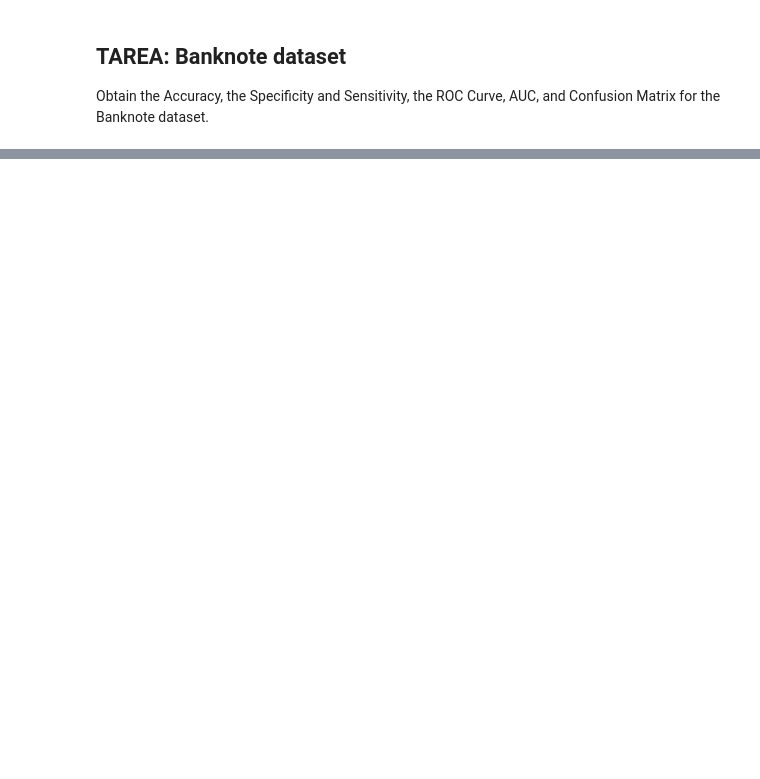
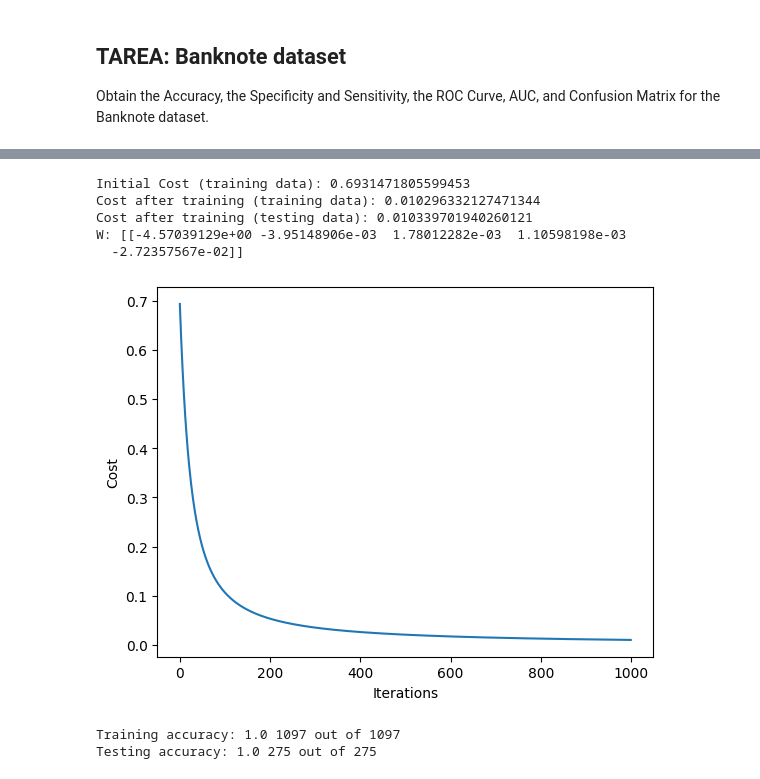
Before and after one commit to HappyFacell/Aprendizaje_maquina, a Jupyter notebook: M4_2_3 LoR_ROC_ConfusionMatrix-Diego_Ferreira_Lee.ipynb, the cells around one changed output, grey strips where cells are left out. Saved outputs shown, nothing was run; the diff lists cells and outputs as text; code cells hidden in the pictures; blank space fills up the shorter version.

```diff
--- a/M4_2_3 LoR_ROC_ConfusionMatrix-Diego_Ferreira_Lee.ipynb
+++ b/M4_2_3 LoR_ROC_ConfusionMatrix-Diego_Ferreira_Lee.ipynb
@@ -443,0 +528,74 @@ Obtain the Accuracy, the Specificity and Sensitivity, the ROC Curve, AUC, and Co
+# %%
+# 3.4 Gradient Descent function
+def gd(x, y, w, alpha = 0.001, its = 1000):
+    it = 0
+    costo = 0
+    J = {}
+    while it < its:
+        # Gradient
+        gradiente = grad(x, y, w)
+
+        #Cost function
+        costo = cost(x, y, w)
+
+        #Updating w
+        w = w - alpha * gradiente.T
+
+        #Storing cost
+        J[it] = costo
+
+        it += 1
+
+    return w, J
+# %%
+# Test the gradient descent
+alpha = 0.1
+its = 1000
+
+m, n = np.shape(x)
+w = np.zeros((1, n))
+
+print('Initial Cost (training data):', cost(xTrain, yTrain, w))
+
+#Gradient
+w, J = gd(xTrain, yTrain, w, alpha, its)
+
+print('Cost after training (training data):', cost(xTrain, yTrain, w))
+print('Cost after training (testing data):', cost(xTest, yTest, w))
+
+print('W:',w)
+
+#Plot the cost over the iterations
+plt.plot(J.keys(), J.values())
+plt.xlabel('Iterations')
+plt.ylabel('Cost');
+# %% [output]
+Initial Cost (training data): 0.6931471805599453
+Cost after training (training data): 0.010296332127471344
+Cost after training (testing data): 0.010339701940260121
+W: [[-4.57039129e+00 -3.95148906e-03  1.78012282e-03  1.10598198e-03
+  -2.72357567e-02]]
+[figure, added]
+# %%
+# 4.1 Accuracy
+
+def accuracy(x, y, w):
+
+    Ynew = list(map(lambda x: 1 if x >= 0.5 else 0, h(x, w)))
+
+    Ynew = np.array(Ynew)
+    Ynew = Ynew.reshape(-1, 1)
+    suma = (y == Ynew).sum()
+
+    a = suma/len(y)
+
+    return a, suma
+
+
+accTrain, tptnTrain = accuracy(xTrain, yTrain, w)
+accTest, tptnTest = accuracy(xTest, yTest, w)
+print('Training accuracy:', accTrain, tptnTrain, 'out of', len(yTrain))
+print('Testing accuracy:', accTest, tptnTest, 'out of', len(yTest))
+# %% [output]
+Training accuracy: 1.0 1097 out of 1097
+Testing accuracy: 1.0 275 out of 275
```
Also changed, not shown: parts of 21 cells of this notebook.
